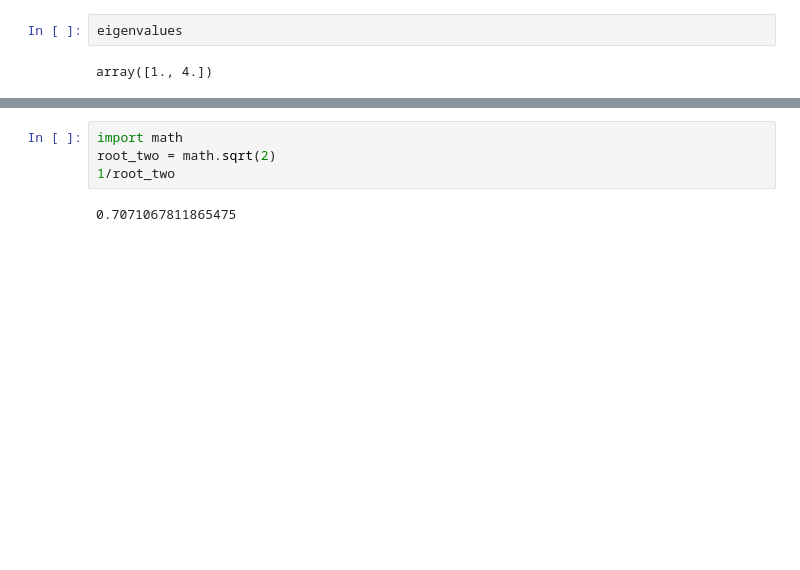
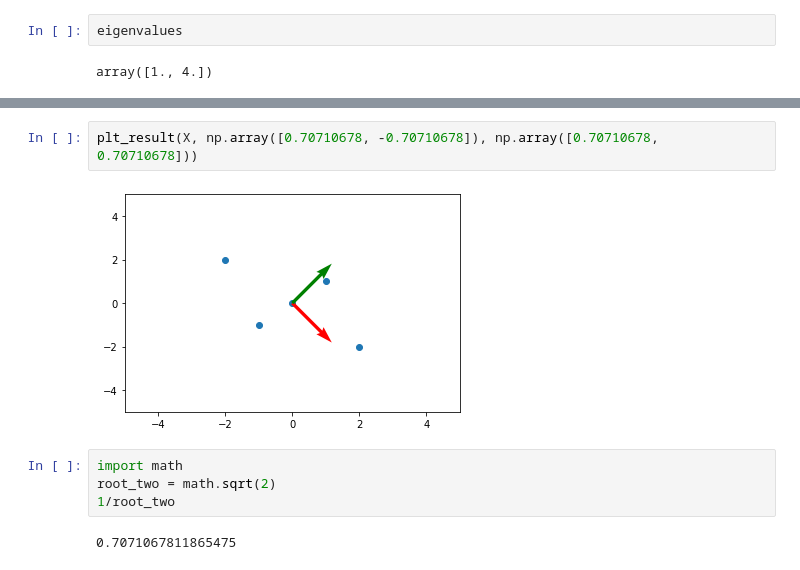
Before and after one commit to YoshiyukiKono/DNN_Report, a Jupyter notebook: P1_Machine-Learning/notebook/np_pca.ipynb, the cells around one changed output, grey strips where cells are left out. Drawn from its saved outputs; the diff is of its cells as text; blank space fills up the shorter version.

```diff
--- a/P1_Machine-Learning/notebook/np_pca.ipynb
+++ b/P1_Machine-Learning/notebook/np_pca.ipynb
@@ -177,3 +221,7 @@ array([1., 4.])
+# %%
+plt_result(X, np.array([0.70710678, -0.70710678]), np.array([0.70710678, 0.70710678]))
+# %% [output]
+[figure, added]
 # %%
 import math
 root_two = math.sqrt(2)
```
Also changed, not shown: parts of 33 cells of this notebook.
